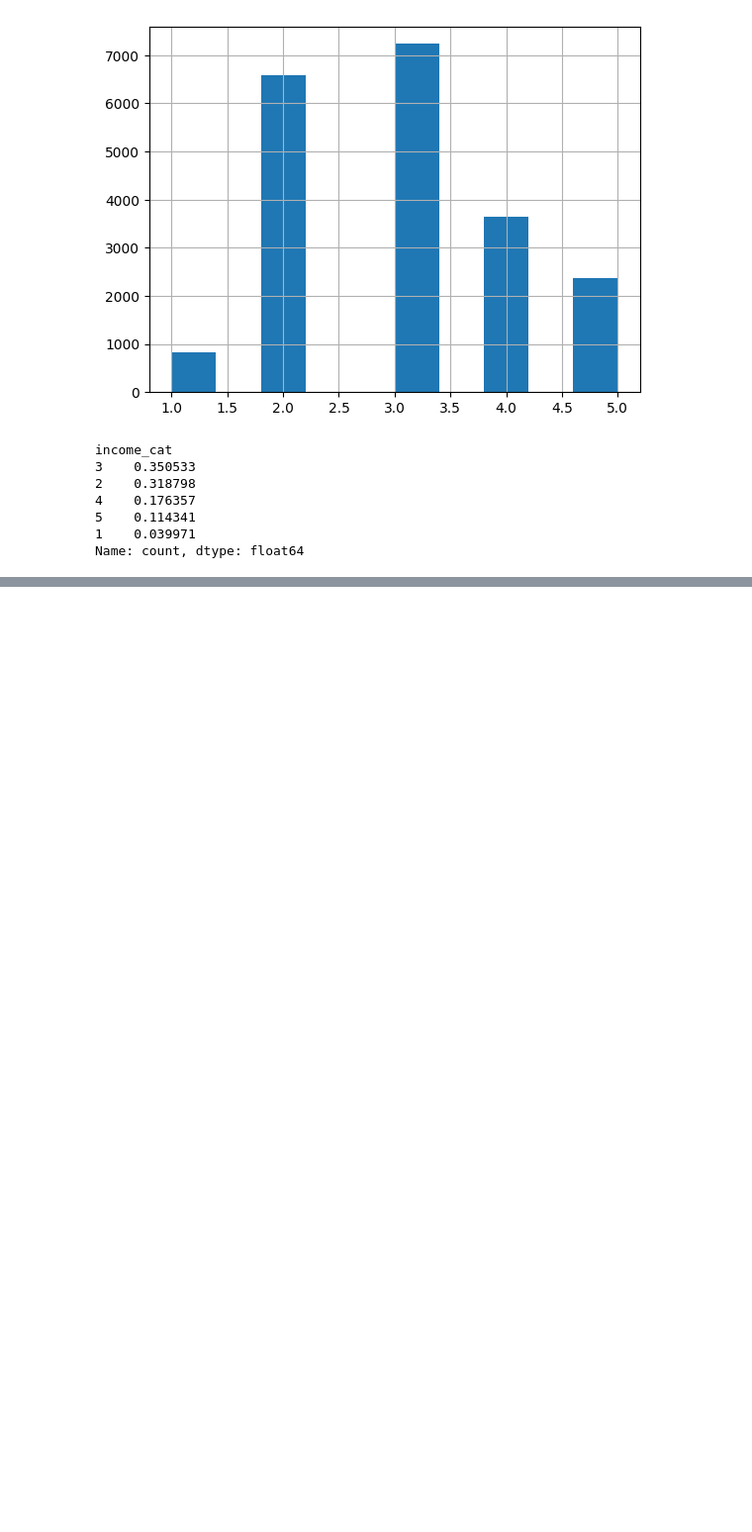
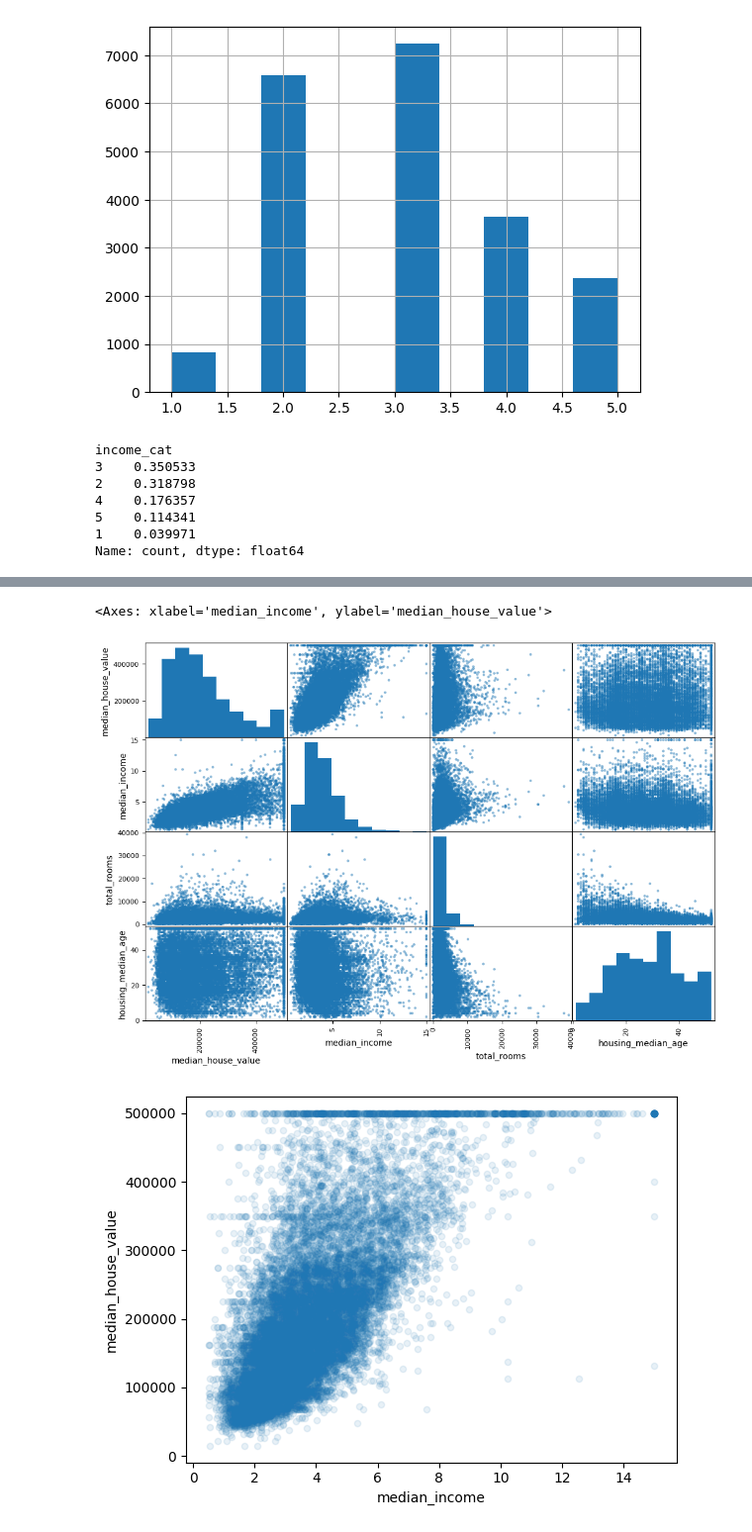
Before and after one commit to smtran8/MLbook_practice, a Jupyter notebook: chapter2.ipynb, the cells around one changed output, grey strips where cells are left out. Shown at 99% size. Saved outputs shown, nothing was run; the diff lists cells and outputs as text; code cells hidden in the pictures; blank space fills up the shorter version.

```diff
--- a/chapter2.ipynb
+++ b/chapter2.ipynb
@@ -116,0 +153,12 @@ housing.describe(include = 'all')
+# %%
+from pandas.plotting import scatter_matrix
+attributes = ["median_house_value", "median_income", "total_rooms", "housing_median_age"]# 4 attributes that we might care, so we would have 16 plots
+
+scatter_matrix(housing_copy[attributes], figsize=(12,8))
+#Let's take a look at median income, as this is the strongest indicator
+
+housing_copy.plot(kind="scatter", x="median_income", y="median_house_value", alpha=0.1) #Notice the weird horizontal lines?
+# %% [output]
+<Axes: xlabel='median_income', ylabel='median_house_value'>
+[figure, added]
+[figure, added]
```
Also changed, not shown: parts of 13 cells of this notebook.
